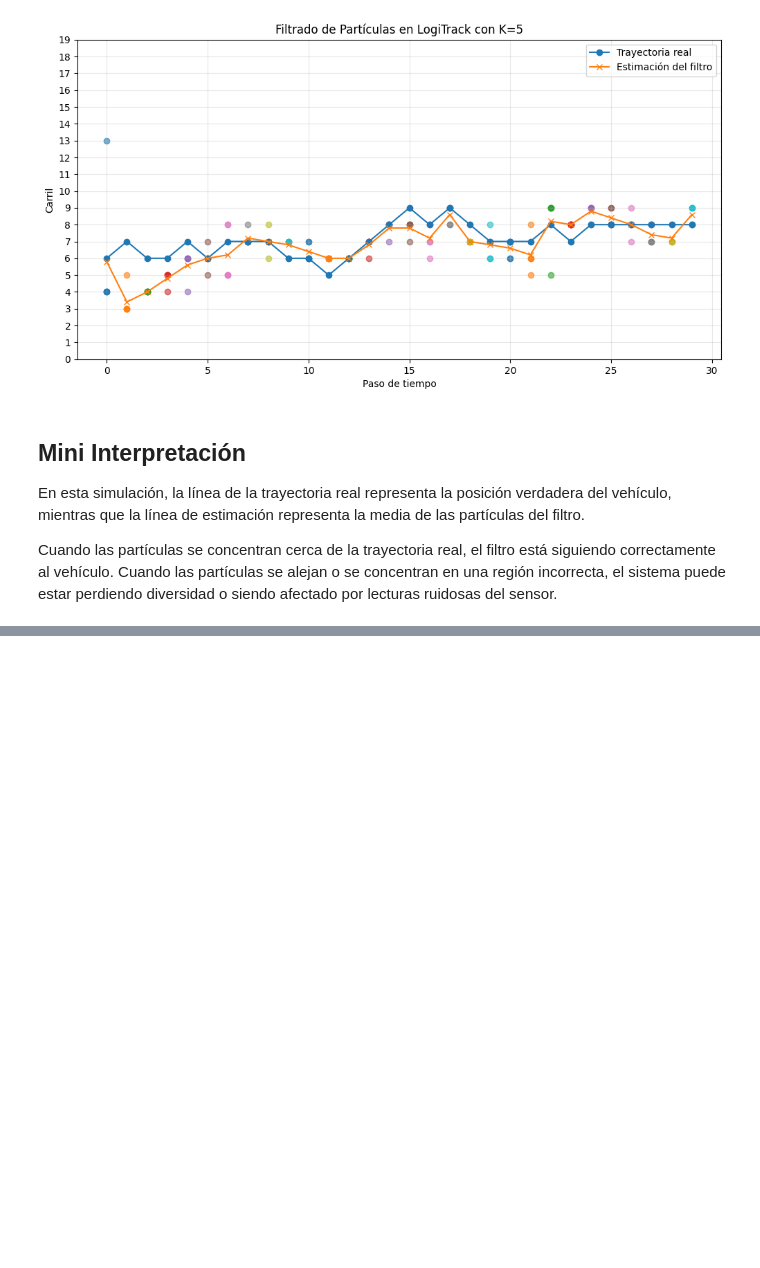
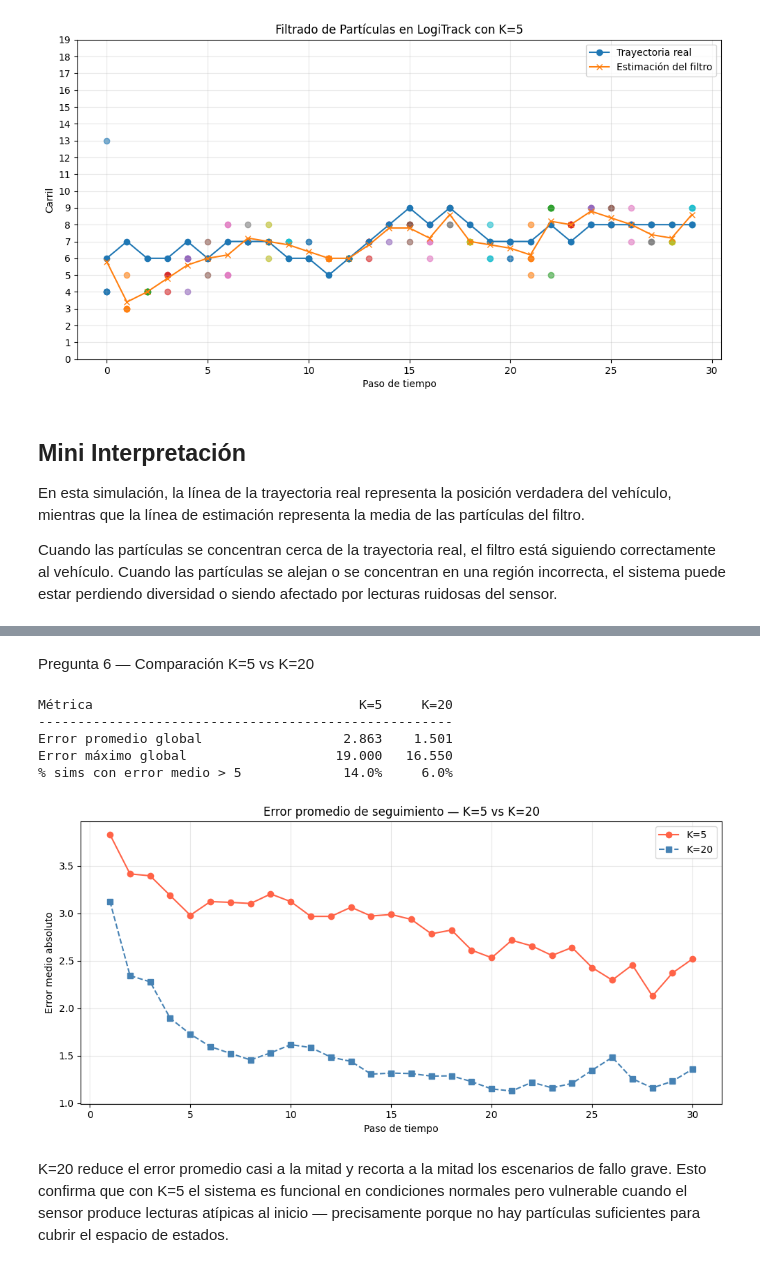
Before and after one commit to Vann06/Inteligencia_Artificial, a Jupyter notebook: task3.ipynb, the cells around one changed output, grey strips where cells are left out. Cells and saved outputs as stored; diff of their text form; code cells hidden in the pictures; blank space fills up the shorter version.

```diff
--- a/task3.ipynb
+++ b/task3.ipynb
@@ -270,0 +321,40 @@ Cuando las partículas se concentran cerca de la trayectoria real, el filtro est
+# %% [markdown]
+Pregunta 6 — Comparación K=5 vs K=20
+# %%
+np.random.seed(42)
+errores_k20 = np.zeros((N_SIMS, PASOS))
+
+for i in range(N_SIMS):
+    tray, obs = simular_vehiculo(PASOS)
+    est, hist = filtro_particulas(obs, K=20)
+    errores_k20[i] = np.abs(tray - est)
+
+error_promedio_k20 = errores_k20.mean(axis=0)
+
+# Tabla comparativa
+print(f"{'Métrica':<35} {'K=5':>8} {'K=20':>8}")
+print("-" * 53)
+print(f"{'Error promedio global':<35} {errores_k5.mean():>8.3f} {errores_k20.mean():>8.3f}")
+print(f"{'Error máximo global':<35} {errores_k5.max():>8.3f} {errores_k20.max():>8.3f}")
+print(f"{'% sims con error medio > 5':<35} {(errores_k5.mean(axis=1)>5).mean()*100:>7.1f}% {(errores_k20.mean(axis=1)>5).mean()*100:>7.1f}%")
+
+# Gráfica comparativa
+plt.figure(figsize=(10, 5))
+plt.plot(range(1, PASOS+1), error_promedio_k5,  'o-',  color='tomato',    label='K=5')
+plt.plot(range(1, PASOS+1), error_promedio_k20, 's--', color='steelblue', label='K=20')
+plt.xlabel('Paso de tiempo')
+plt.ylabel('Error medio absoluto')
+plt.title('Error promedio de seguimiento — K=5 vs K=20')
+plt.legend()
+plt.grid(True, alpha=0.3)
+plt.tight_layout()
+plt.show()
+# %% [output]
+Métrica                                  K=5     K=20
+-----------------------------------------------------
+Error promedio global                  2.863    1.501
+Error máximo global                   19.000   16.550
+% sims con error medio > 5             14.0%     6.0%
+[figure, added]
+# %% [markdown]
+K=20 reduce el error promedio casi a la mitad y recorta a la mitad los escenarios de fallo grave. Esto confirma que con K=5 el sistema es funcional en condiciones normales pero vulnerable cuando el sensor produce lecturas atípicas al inicio — precisamente porque no hay partículas suficientes para cubrir el espacio de estados.
```
Also changed, not shown: parts of 15 cells of this notebook, 3 other files.
